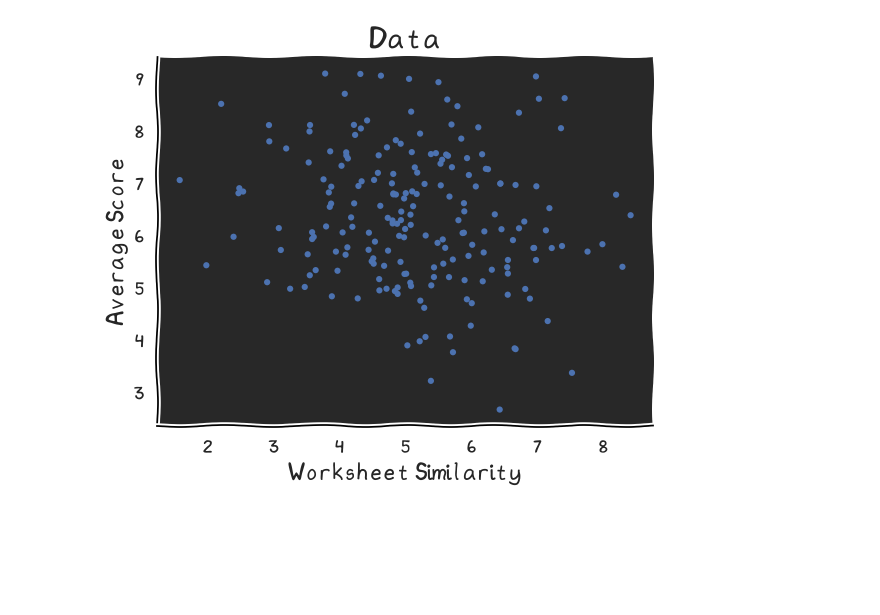
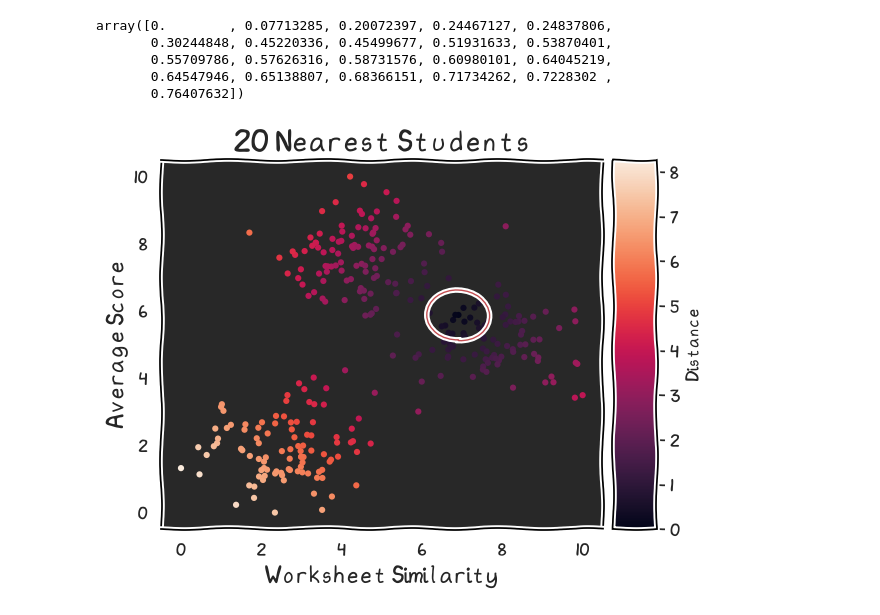
Before and after one commit to Benorli/Ben-orli, a Jupyter notebook: jupyter_notebooks/nb2_k_nearest_students.ipynb, the cells around one changed output. Saved outputs shown, nothing was run; the diff lists cells and outputs as text; code cells hidden in the pictures; blank space fills up the shorter version.

Commit message:
:bar_chart: modify plots for display

```diff
--- a/jupyter_notebooks/nb2_k_nearest_students.ipynb
+++ b/jupyter_notebooks/nb2_k_nearest_students.ipynb
@@ -7,7 +10,13 @@ from sklearn.datasets import make_blobs
-# %%
-sns.color_palette("Blues", as_cmap=True)
-# set color palette
-sns.set_palette("Blues")
 # %%
 # load xkcd font
 fm.fontManager.addfont('./plot_fonts/xkcd.otf')
+# %%
+# generate example data
+X, _ = make_blobs(n_samples=300, centers=3, n_features=2,
+                  random_state=42,
+                  cluster_std=1.25,
+                  center_box=(0, 10))
+
+# Scale the data to a specific range
+scaler = MinMaxScaler(feature_range=(0, 10))
+X = scaler.fit_transform(X)
@@ -14,29 +29,56 @@ fm.fontManager.addfont('./plot_fonts/xkcd.otf')
+# %%
+k = 20
+k_closest_values = np.sort(distances)[:k + 1]
+k_closest_values
+# %% [output]
+array([0.        , 0.07713285, 0.20072397, 0.24467127, 0.24837806,
+       0.30244848, 0.45220336, 0.45499677, 0.51931633, 0.53870401,
+       0.55709786, 0.57626316, 0.58731576, 0.60980101, 0.64045219,
+       0.64547946, 0.65138807, 0.68366151, 0.71734262, 0.7228302 ,
+       0.76407632])
 # %%
-X, y = make_blobs(n_samples=200, centers=3, n_features=2,
-                  random_state=0,
-                  center_box=(0, 10))
-
+# plot again with the random distances as a hue
 with plt.xkcd():
     sns.set_theme(rc={
         'axes.facecolor':'#282828',
         'figure.facecolor':'#282828',
         'axes.edgecolor':'black',
         'axes.grid':False,
         'font.family':'xkcd',
         'font.size':12,
-        # remove spines top and right
-        'axes.spines.top':False,
-        'axes.spines.right':False,
     })
+
     fig, ax = plt.subplots(frameon=False)
-    sns.scatterplot(x=X[:, 0], y=X[:, 1],
+    sns.scatterplot(x=X[:, 0], y=X[:, 1], hue=distances,
                     s=20,
                     edgecolor="none",
                     legend=False,
+                    palette='rocket',
                     )
     plt.xlabel('Worksheet Similarity', fontsize=16)
     plt.ylabel('Average Score', fontsize=16)
-    plt.title('Data', fontsize=20)
+    plt.title(f'{k} Nearest Students', fontsize=20)
+
+    # draw circle around random student
+    circle = plt.Circle((random_student[0, 0], random_student[0, 1]),
+                        k_closest_values[-1],
+                        color='r',
+                        fill=False)
+    ax.add_artist(circle)
+
+    # add colorbar
+    divider = make_axes_locatable(ax)
+    cax = divider.append_axes("right", size="10%", pad=0.1)
+    sm = ScalarMappable(None, cmap='rocket')
+    sm.set_array(distances)
+    plt.colorbar(sm, cax=cax, label='Distance')
+
     plt.show()
+
+fig.subplots_adjust(bottom=0.15)
+fig.savefig('../content/projects/edplace/k_nearest.png',
+            dpi=300,
+            transparent=True,
+            pad_inches=0)
 # %% [output]
-[figure, old version]
+[figure, new version]
```
Also changed, not shown: parts of 4 cells of this notebook, 1 other file.
